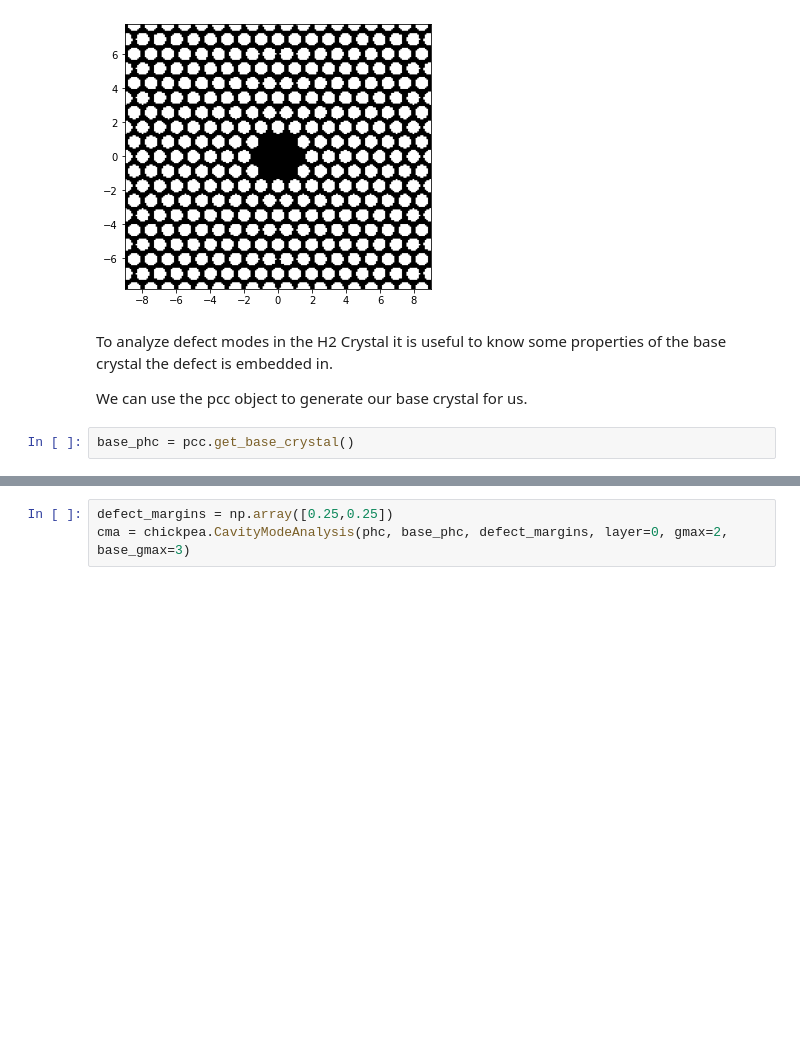
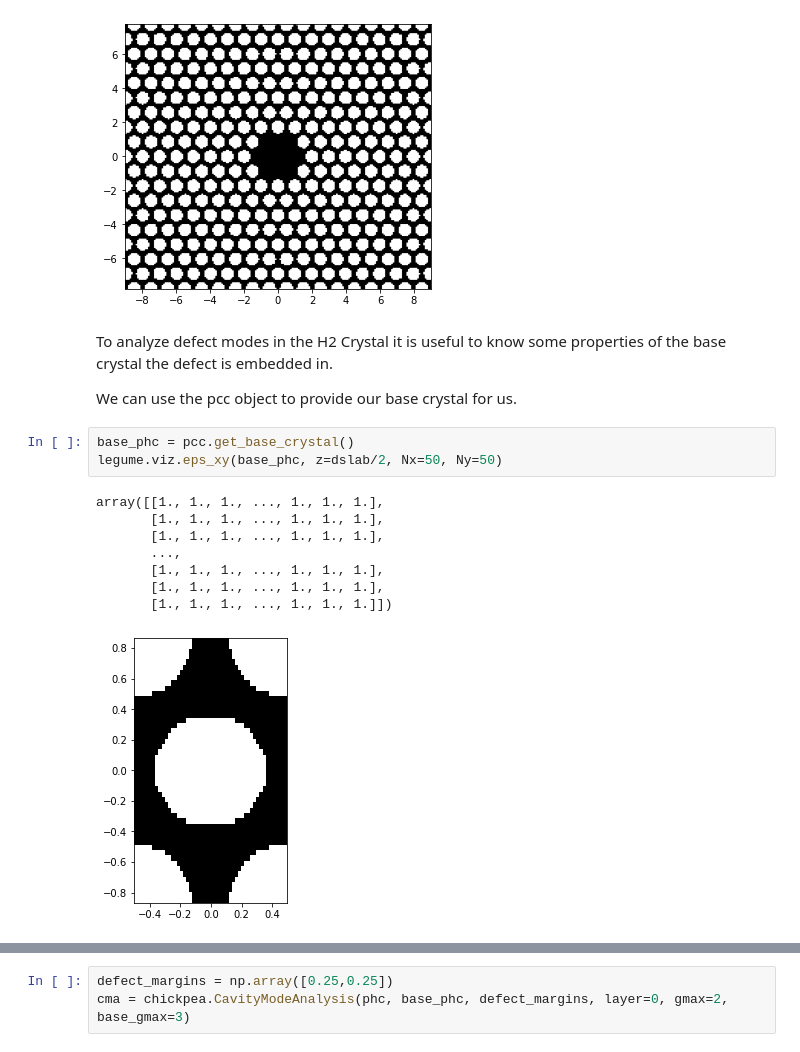
Before and after one commit to ENPH-2113-Silicon-Photonics/legume, a Jupyter notebook: chickpea_docs/02_Analyzing_an_H2_Photonic_Crystal_Cavity.ipynb, the cells around one changed output, grey strips where cells are left out. Cells and saved outputs as stored; diff of their text form; blank space fills up the shorter version.

```diff
--- a/chickpea_docs/02_Analyzing_an_H2_Photonic_Crystal_Cavity.ipynb
+++ b/chickpea_docs/02_Analyzing_an_H2_Photonic_Crystal_Cavity.ipynb
@@ -74,7 +86,17 @@ array([[11.56, 11.56,  1.  , ...,  1.  , 11.56, 11.56],
 To analyze defect modes in the H2 Crystal it is useful to know some properties of the base crystal
 the defect is embedded in.
 
-We can use the pcc object to generate our base crystal for us.
+We can use the pcc object to provide our base crystal for us.
-# %%
-base_phc = pcc.get_base_crystal()
+# %%
+base_phc = pcc.get_base_crystal()
+legume.viz.eps_xy(base_phc, z=dslab/2, Nx=50, Ny=50)
+# %% [output]
+array([[1., 1., 1., ..., 1., 1., 1.],
+       [1., 1., 1., ..., 1., 1., 1.],
+       [1., 1., 1., ..., 1., 1., 1.],
+       ...,
+       [1., 1., 1., ..., 1., 1., 1.],
+       [1., 1., 1., ..., 1., 1., 1.],
+       [1., 1., 1., ..., 1., 1., 1.]])
+[figure, added]
 # %% [markdown]
```
Also changed, not shown: parts of 12 cells of this notebook, 1 other file.
